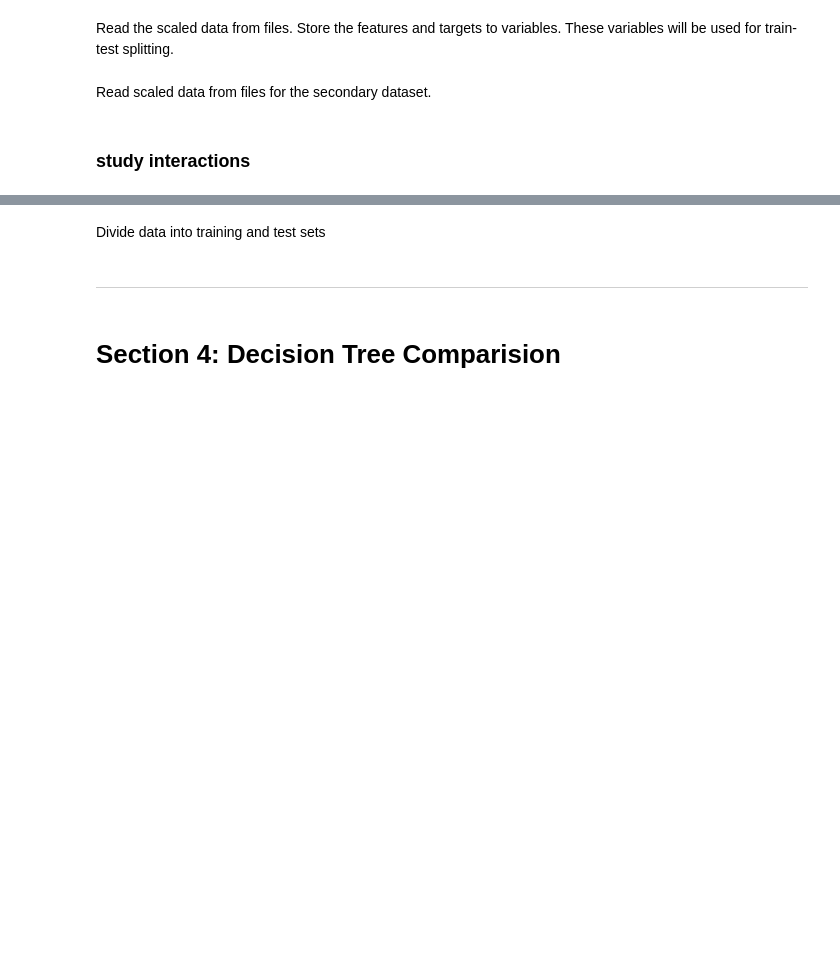
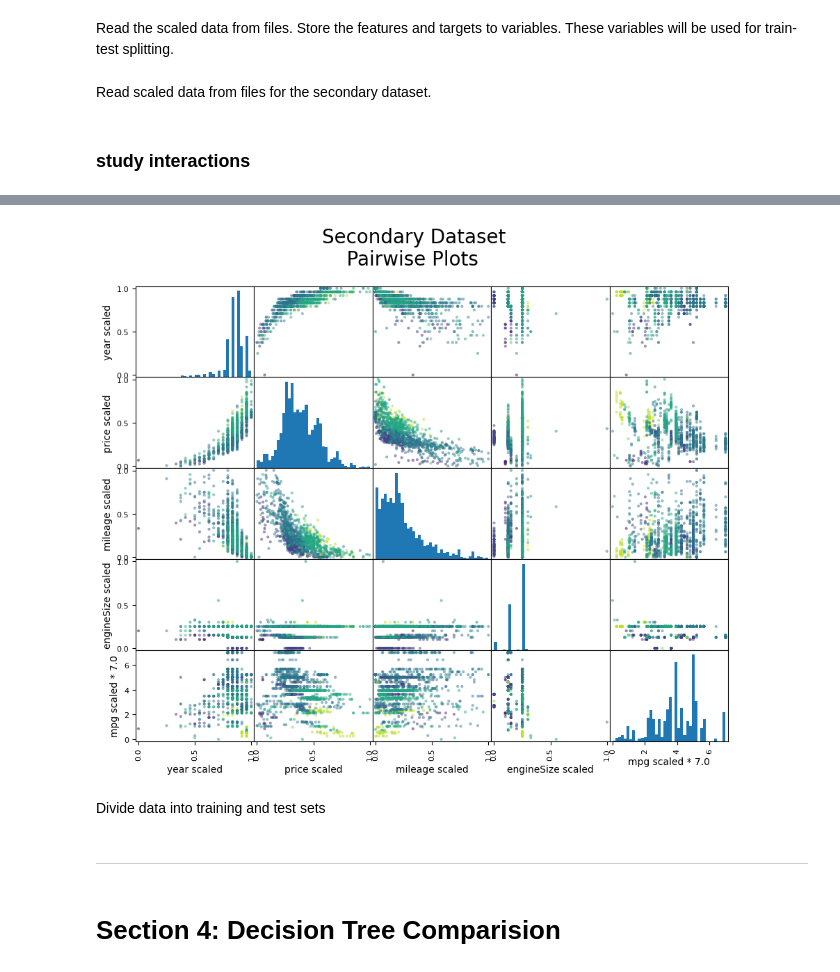
Before and after one commit to ddoggdiggitty/INFS-768-project, a Jupyter notebook: Group Project/Programming/CompiledKNN.ipynb, the cells around one changed output, grey strips where cells are left out. Drawn from its saved outputs; the diff is of its cells as text; code cells hidden in the pictures; blank space fills up the shorter version.

```diff
--- a/Group Project/Programming/CompiledKNN.ipynb
+++ b/Group Project/Programming/CompiledKNN.ipynb
@@ -229,3 +230,14 @@ plt.show()
+# %%
+pd.plotting.scatter_matrix(
+    X2_scaled[X2_scaled.columns[[0,1,2,3,11]]],
+    c=LabelEncoder().fit(y2).transform(y2),
+    hist_kwds={'bins':40},
+    figsize=(11, 8.5)
+)
+plt.text(-18, 950, "Secondary Dataset\n    Pairwise Plots", size=20)
+plt.show()
+# %% [output]
+[figure, added]
 # %% [markdown]
 Divide data into training and test sets
 # %%
```
Also changed, not shown: parts of 15 cells of this notebook.
